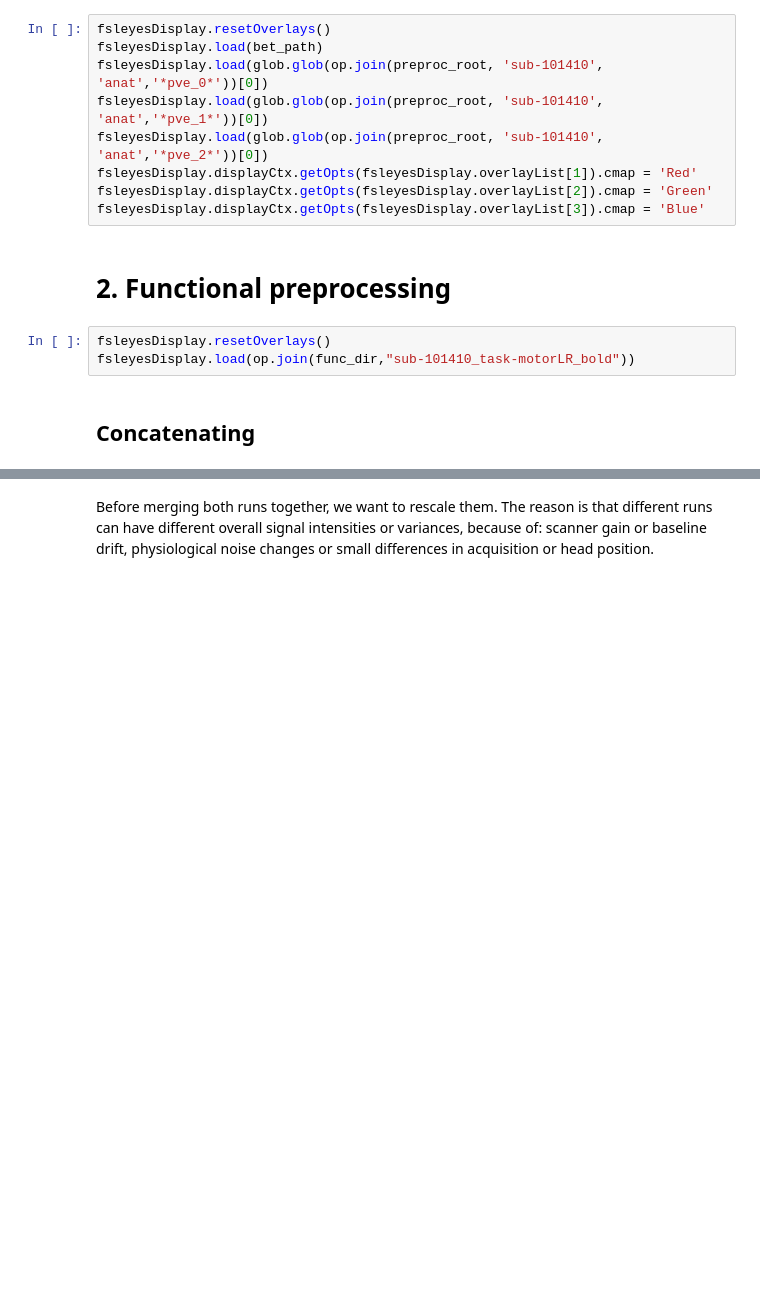
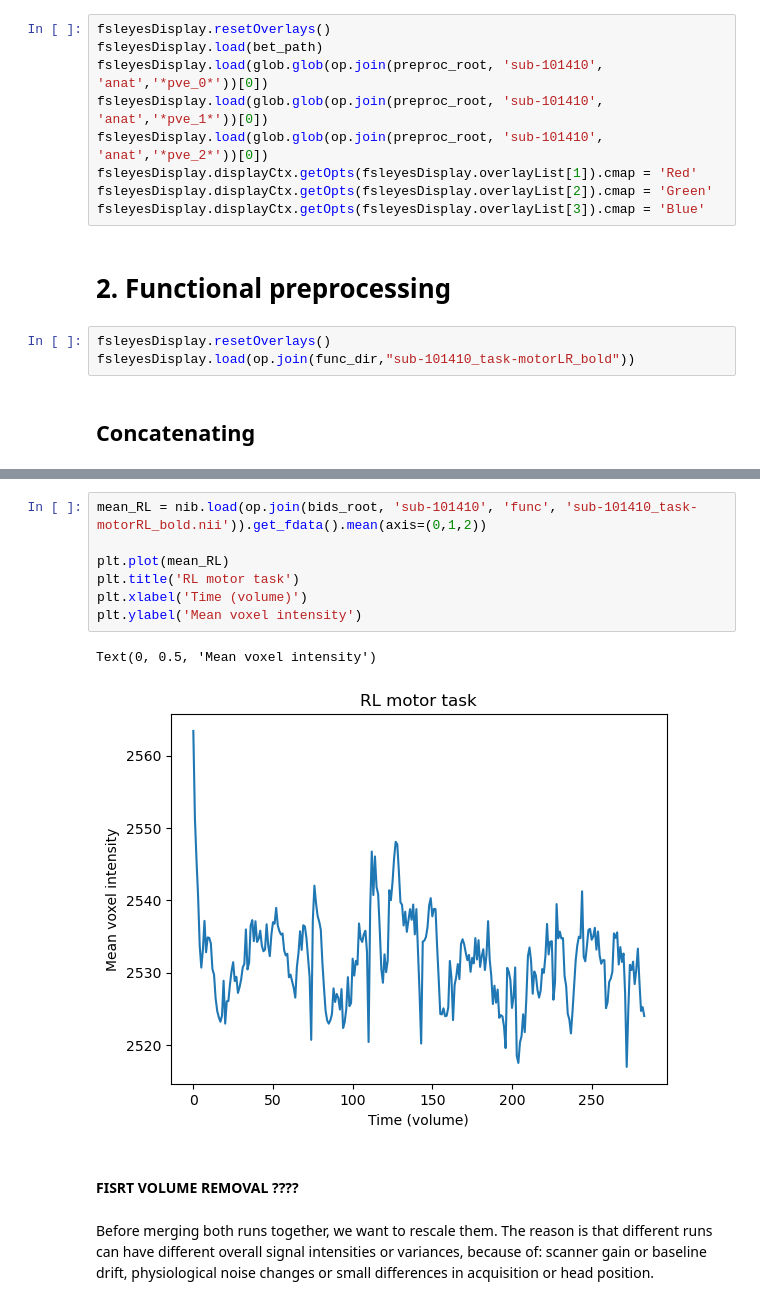
Before and after one commit to Rose-Kapps/NSSPMini_Project1, a Jupyter notebook: mini_project_1.ipynb, the cells around one changed output, grey strips where cells are left out. Saved outputs shown, nothing was run; the diff lists cells and outputs as text; blank space fills up the shorter version.

```diff
--- a/mini_project_1.ipynb
+++ b/mini_project_1.ipynb
@@ -394,3 +412,15 @@ fsleyesDisplay.load(op.join(func_dir,"sub-101410_task-motorLR_bold"))
+# %%
+mean_RL = nib.load(op.join(bids_root, 'sub-101410', 'func', 'sub-101410_task-motorRL_bold.nii')).get_fdata().mean(axis=(0,1,2))
+
+plt.plot(mean_RL)
+plt.title('RL motor task')
+plt.xlabel('Time (volume)')
+plt.ylabel('Mean voxel intensity')
+# %% [output]
+Text(0, 0.5, 'Mean voxel intensity')
+[figure, added]
+# %% [markdown]
+#### FISRT VOLUME REMOVAL ????
 # %% [markdown]
 Before merging both runs together, we want to rescale them. The reason is that different runs can have different overall signal intensities or variances, because of: scanner gain or baseline drift, physiological noise changes or small differences in acquisition or head position.
 # %%
```
Also changed, not shown: parts of 20 cells of this notebook.
